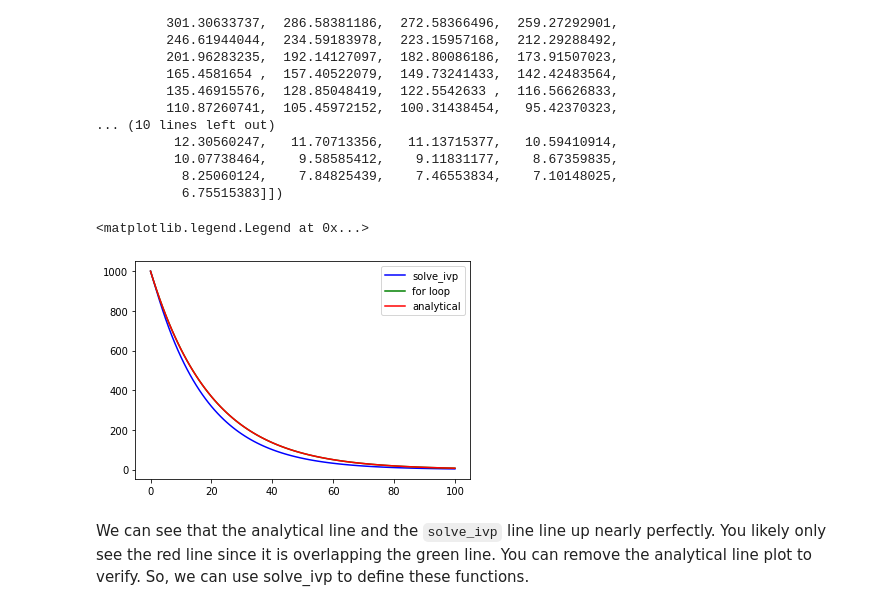
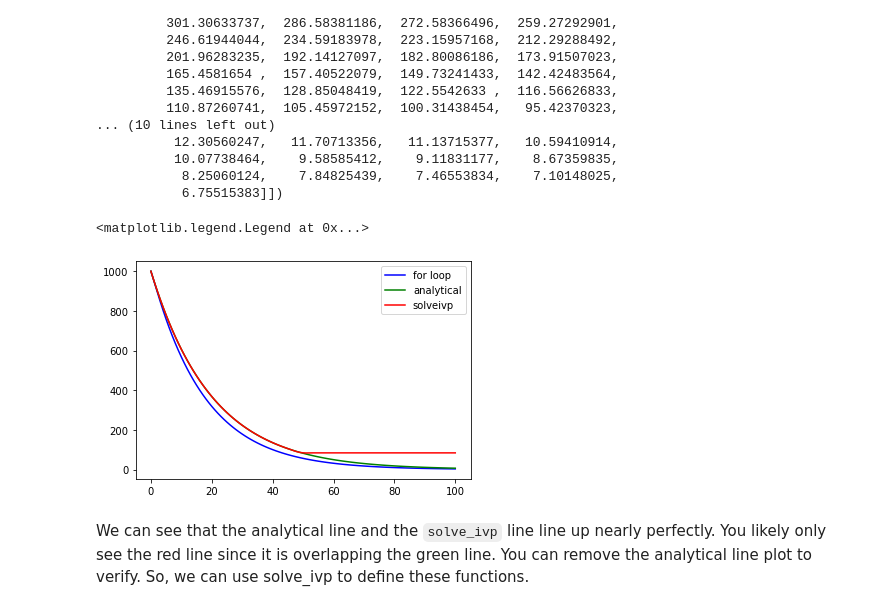
Before and after one commit to timplab/bcmb_bootcamp, a Jupyter notebook: day5/notebooks/modeling_2021.ipynb, the cells around one changed output. Saved outputs shown, nothing was run; the diff lists cells and outputs as text; code cells hidden in the pictures.

```diff
--- a/day5/notebooks/modeling_2021.ipynb
+++ b/day5/notebooks/modeling_2021.ipynb
@@ -186,8 +190,19 @@ We have to tell solve_ivp about this equation.  We'll do this by defining the fu
 # %%
 def decay(t, C):
     k = 0.05
-    rate = -k * C
+    if t < 50:
+        rate = -k * C
+    else:
+        rate = 0
     return rate
+# %%
+def decay(t, C):
+    k = 0.05
+    if t < 50:
+        rate = -k * C
+    else:
+        rate = 0
+    return rate
 # %% [markdown]
 Where `decay` is just the name of the function (like the name of any variable) and `(t, C)` tells you what information the function is getting passed, in this case **t**ime and **C**oncentration.
 
@@ -224,7 +239,7 @@ We _can_ force it to output values at certain points if we want like so:
 # %%
 C_0=[1000] #initial Condition
 tspan = [0, 100] #Time span
-output_times = np.linspace(0,100,101)
+output_times = np.linspace(0,100,101)c
 C_solver = solve_ivp(decay, tspan, C_0, t_eval=output_times)
 C_solver
 # %% [output]
@@ -270,10 +285,10 @@ array([[1000.        ,  951.2294224 ,  904.8374182 ,  860.68433615,
 # %%
 plt.plot(t, C, 'b-')
 plt.plot(t, C_analytical, 'g-')
 plt.plot(C_solver.t, C_solver.y[0], 'r-')
-plt.legend(['solve_ivp', 'for loop', 'analytical'])
+plt.legend(['for loop', 'analytical', 'solveivp'])
 # %% [output]
 <matplotlib.legend.Legend at 0x...>
-[figure, old version]
+[figure, new version]
 # %% [markdown]
 We can see that the analytical line and the `solve_ivp` line line up nearly perfectly. You likely only see the red line since it is overlapping the green line. You can remove the analytical line plot to verify.   So, we can use solve_ivp to define these functions.
```
Also changed, not shown: parts of 10 cells of this notebook, 8 other files.
